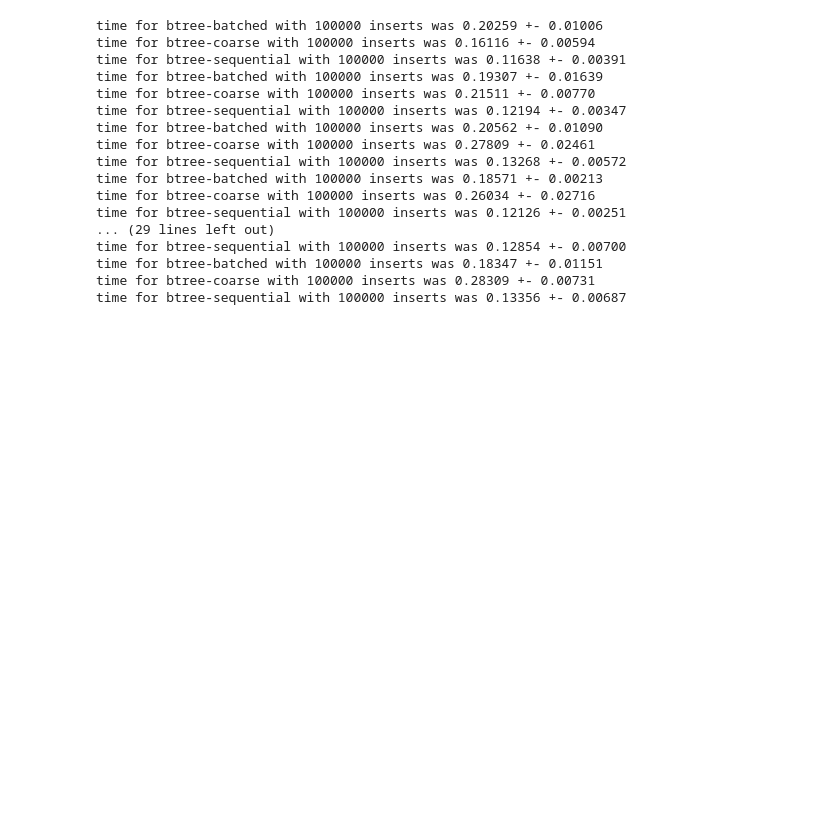
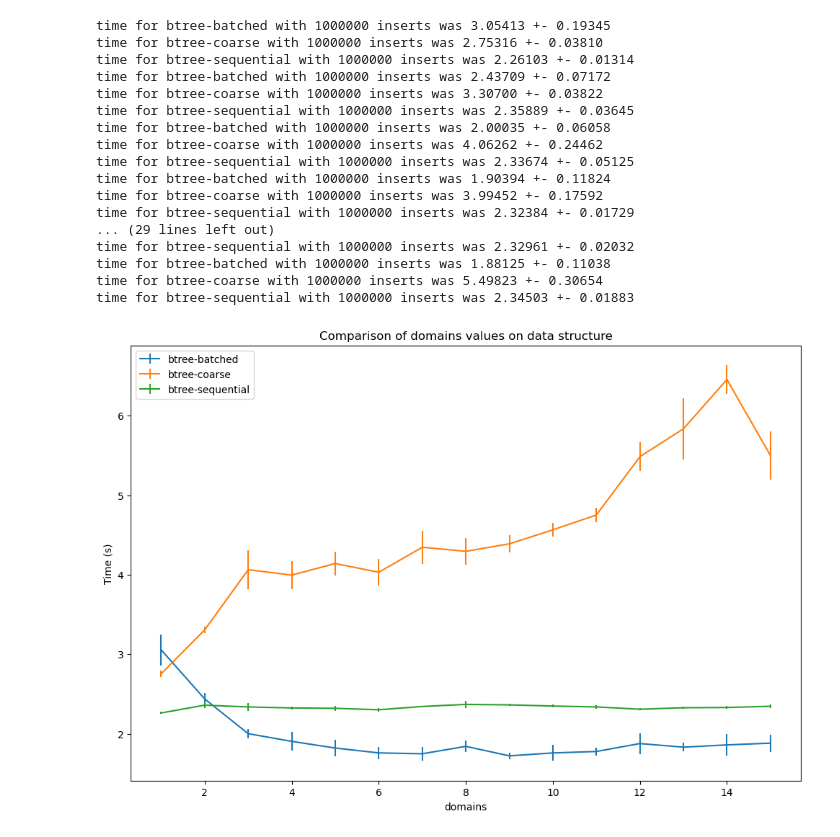
Before and after one commit to phongulus/obatcher, a Jupyter notebook: benchmarks/performance-graphs.ipynb, the cells around one changed output. Saved outputs shown, nothing was run; the diff lists cells and outputs as text; code cells hidden in the pictures; blank space fills up the shorter version.

```diff
--- a/benchmarks/performance-graphs.ipynb
+++ b/benchmarks/performance-graphs.ipynb
@@ -23,34 +23,57 @@ time for btree-coarse with 100 inserts was 0.00021 +- 0.00008
 # %%
-results = []
-count = 100_000
-for i in tqdm(range(1, 16)):
-    time_batched,var_batched = run_process("btree-batched", count=count, domains=i)
-    time_coarse, var_coarse = run_process("btree-coarse", count=count, domains=i)
-    time_sequential, var_sequential = run_process("btree-sequential", count=count, domains=i)
-    results.append({
-        'domains': i,
-        'batched': time_batched, 'batched_var': var_batched,
-        'coarse': time_coarse, 'coarse_var': var_coarse,
-        'sequential': time_sequential, 'sequential_var': var_sequential
-    })
+def build_results(data_structures, args, param='domains', values=None):
+    results = []
+    if not values:
+        values = range(1, 16)
+    for i in tqdm(values):
+        result = {param: i}
+        for data_structure in data_structures:
+            time, sd = run_process(data_structure, **{param:i}, **args)
+            result[data_structure] = time
+            result[data_structure + "-var"] = sd
+        results.append(result)
+    return results
+
+results = build_results(["btree-batched", "btree-coarse", "btree-sequential"], {'count': 1_000_000 })
 # %% [output]
-time for btree-batched with 100000 inserts was 0.20259 +- 0.01006
-time for btree-coarse with 100000 inserts was 0.16116 +- 0.00594
-time for btree-sequential with 100000 inserts was 0.11638 +- 0.00391
-time for btree-batched with 100000 inserts was 0.19307 +- 0.01639
-time for btree-coarse with 100000 inserts was 0.21511 +- 0.00770
-time for btree-sequential with 100000 inserts was 0.12194 +- 0.00347
-time for btree-batched with 100000 inserts was 0.20562 +- 0.01090
-time for btree-coarse with 100000 inserts was 0.27809 +- 0.02461
-time for btree-sequential with 100000 inserts was 0.13268 +- 0.00572
-time for btree-batched with 100000 inserts was 0.18571 +- 0.00213
-time for btree-coarse with 100000 inserts was 0.26034 +- 0.02716
-time for btree-sequential with 100000 inserts was 0.12126 +- 0.00251
+time for btree-batched with 1000000 inserts was 3.05413 +- 0.19345
+time for btree-coarse with 1000000 inserts was 2.75316 +- 0.03810
+time for btree-sequential with 1000000 inserts was 2.26103 +- 0.01314
+time for btree-batched with 1000000 inserts was 2.43709 +- 0.07172
+time for btree-coarse with 1000000 inserts was 3.30700 +- 0.03822
+time for btree-sequential with 1000000 inserts was 2.35889 +- 0.03645
+time for btree-batched with 1000000 inserts was 2.00035 +- 0.06058
+time for btree-coarse with 1000000 inserts was 4.06262 +- 0.24462
+time for btree-sequential with 1000000 inserts was 2.33674 +- 0.05125
+time for btree-batched with 1000000 inserts was 1.90394 +- 0.11824
+time for btree-coarse with 1000000 inserts was 3.99452 +- 0.17592
+time for btree-sequential with 1000000 inserts was 2.32384 +- 0.01729
 ... (29 lines left out)
-time for btree-sequential with 100000 inserts was 0.12854 +- 0.00700
-time for btree-batched with 100000 inserts was 0.18347 +- 0.01151
-time for btree-coarse with 100000 inserts was 0.28309 +- 0.00731
-time for btree-sequential with 100000 inserts was 0.13356 +- 0.00687
+time for btree-sequential with 1000000 inserts was 2.32961 +- 0.02032
+time for btree-batched with 1000000 inserts was 1.88125 +- 0.11038
+time for btree-coarse with 1000000 inserts was 5.49823 +- 0.30654
+time for btree-sequential with 1000000 inserts was 2.34503 +- 0.01883
+# %%
+def plot_results(param, data_structures, results, title=None, xlabel=None):
+    if not title:
+        title = f"Comparison of {param} values on data structure"
+    if not xlabel:
+        xlabel=param
+    param_values = [data[param] for data in results]
+    fig = plt.figure(figsize=(12,8), dpi=100, facecolor='w', edgecolor='k')
+    for data_structure in data_structures:
+        values = [data[data_structure] for data in results]
+        err = [data[data_structure + "-var"] for data in results]
+        plt.errorbar(param_values, values, yerr=err, label=data_structure)
+    plt.title(title)
+    plt.xlabel(xlabel)
+    plt.ylabel('Time (s)')
+    plt.legend()
+    plt.show()
+# %%
+plot_results('domains', ["btree-batched", "btree-coarse", "btree-sequential"], results)
+# %% [output]
+[figure, added]
 # %%
 times = [data['domains'] for data in results]
 batched = [data['batched'] for data in results]
```
Also changed, not shown: parts of 3 cells of this notebook, 2 other files.
